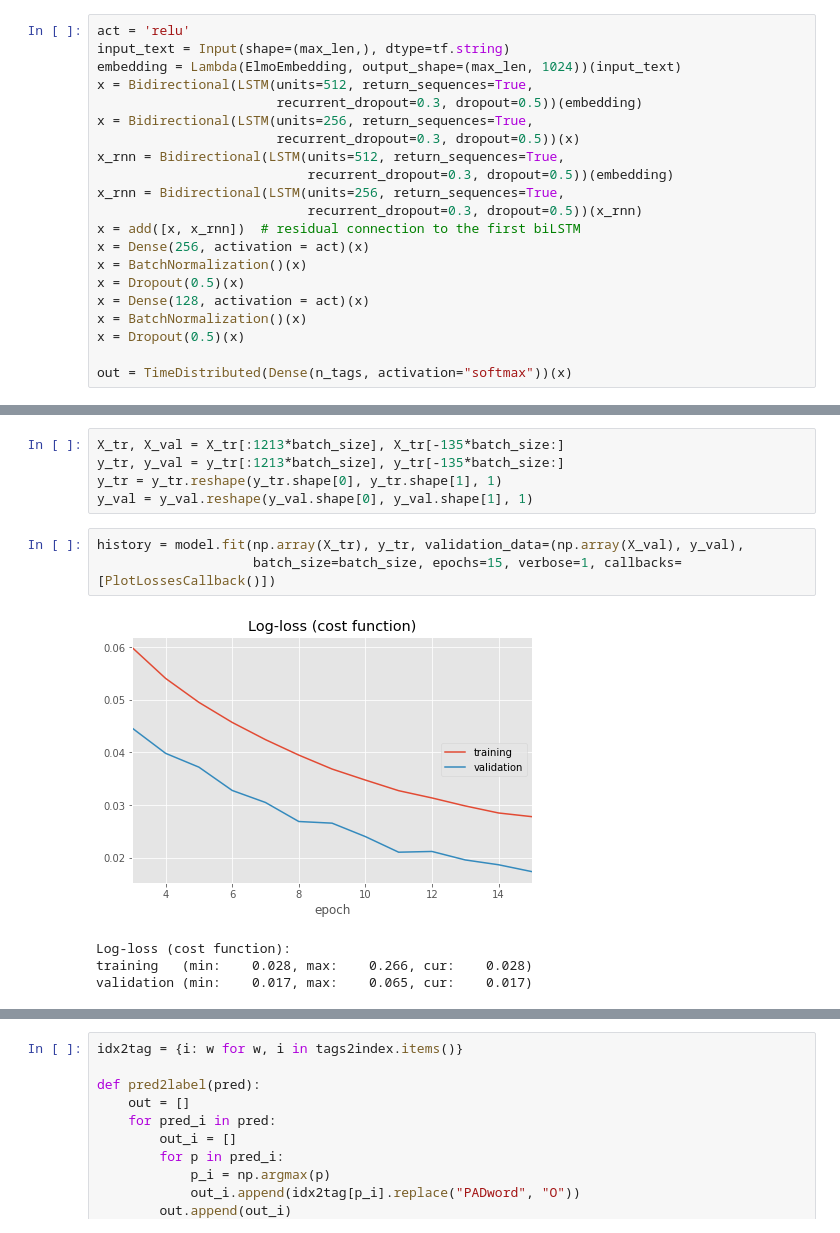
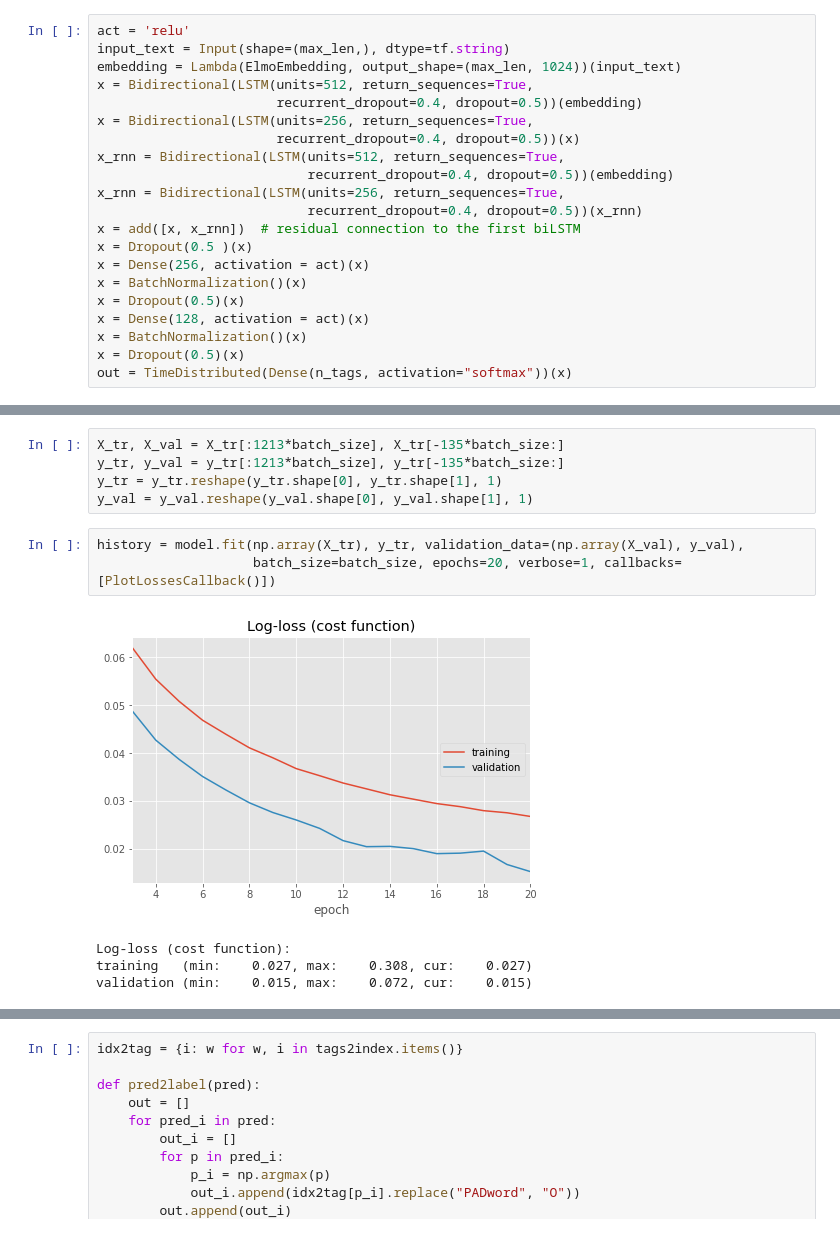
Before and after one commit to yfiermw/calvin-s-project, a Jupyter notebook: entity recognition/Entity Recognition_model1_v3.ipynb, the cells around one changed output, grey strips where cells are left out. Cells and saved outputs as stored; diff of their text form.

```diff
--- a/entity recognition/Entity Recognition_model1_v3.ipynb
+++ b/entity recognition/Entity Recognition_model1_v3.ipynb
@@ -186,21 +188,21 @@ act = 'relu'
 input_text = Input(shape=(max_len,), dtype=tf.string)
 embedding = Lambda(ElmoEmbedding, output_shape=(max_len, 1024))(input_text)
 x = Bidirectional(LSTM(units=512, return_sequences=True,
-                       recurrent_dropout=0.3, dropout=0.5))(embedding)
+                       recurrent_dropout=0.4, dropout=0.5))(embedding)
 x = Bidirectional(LSTM(units=256, return_sequences=True,
-                       recurrent_dropout=0.3, dropout=0.5))(x)
+                       recurrent_dropout=0.4, dropout=0.5))(x)
 x_rnn = Bidirectional(LSTM(units=512, return_sequences=True,
-                           recurrent_dropout=0.3, dropout=0.5))(embedding)
+                           recurrent_dropout=0.4, dropout=0.5))(embedding)
 x_rnn = Bidirectional(LSTM(units=256, return_sequences=True,
-                           recurrent_dropout=0.3, dropout=0.5))(x_rnn)
+                           recurrent_dropout=0.4, dropout=0.5))(x_rnn)
 x = add([x, x_rnn])  # residual connection to the first biLSTM
+x = Dropout(0.5 )(x)
 x = Dense(256, activation = act)(x)
 x = BatchNormalization()(x)
 x = Dropout(0.5)(x)
 x = Dense(128, activation = act)(x)
 x = BatchNormalization()(x)
 x = Dropout(0.5)(x)
-
 out = TimeDistributed(Dense(n_tags, activation="softmax"))(x)
 # %%
 model = Model(input_text, out)
@@ -232,12 +234,12 @@ y_tr = y_tr.reshape(y_tr.shape[0], y_tr.shape[1], 1)
 y_val = y_val.reshape(y_val.shape[0], y_val.shape[1], 1)
 # %%
 history = model.fit(np.array(X_tr), y_tr, validation_data=(np.array(X_val), y_val),
-                    batch_size=batch_size, epochs=15, verbose=1, callbacks=[PlotLossesCallback()])
+                    batch_size=batch_size, epochs=20, verbose=1, callbacks=[PlotLossesCallback()])
 # %% [output]
-[figure, old version]
+[figure, new version]
 Log-loss (cost function):
-training   (min:    0.028, max:    0.266, cur:    0.028)
-validation (min:    0.017, max:    0.065, cur:    0.017)
+training   (min:    0.027, max:    0.308, cur:    0.027)
+validation (min:    0.015, max:    0.072, cur:    0.015)
 # %%
 !pip install seqeval
 # %% [output]
```
Also changed, not shown: parts of 8 cells of this notebook.
